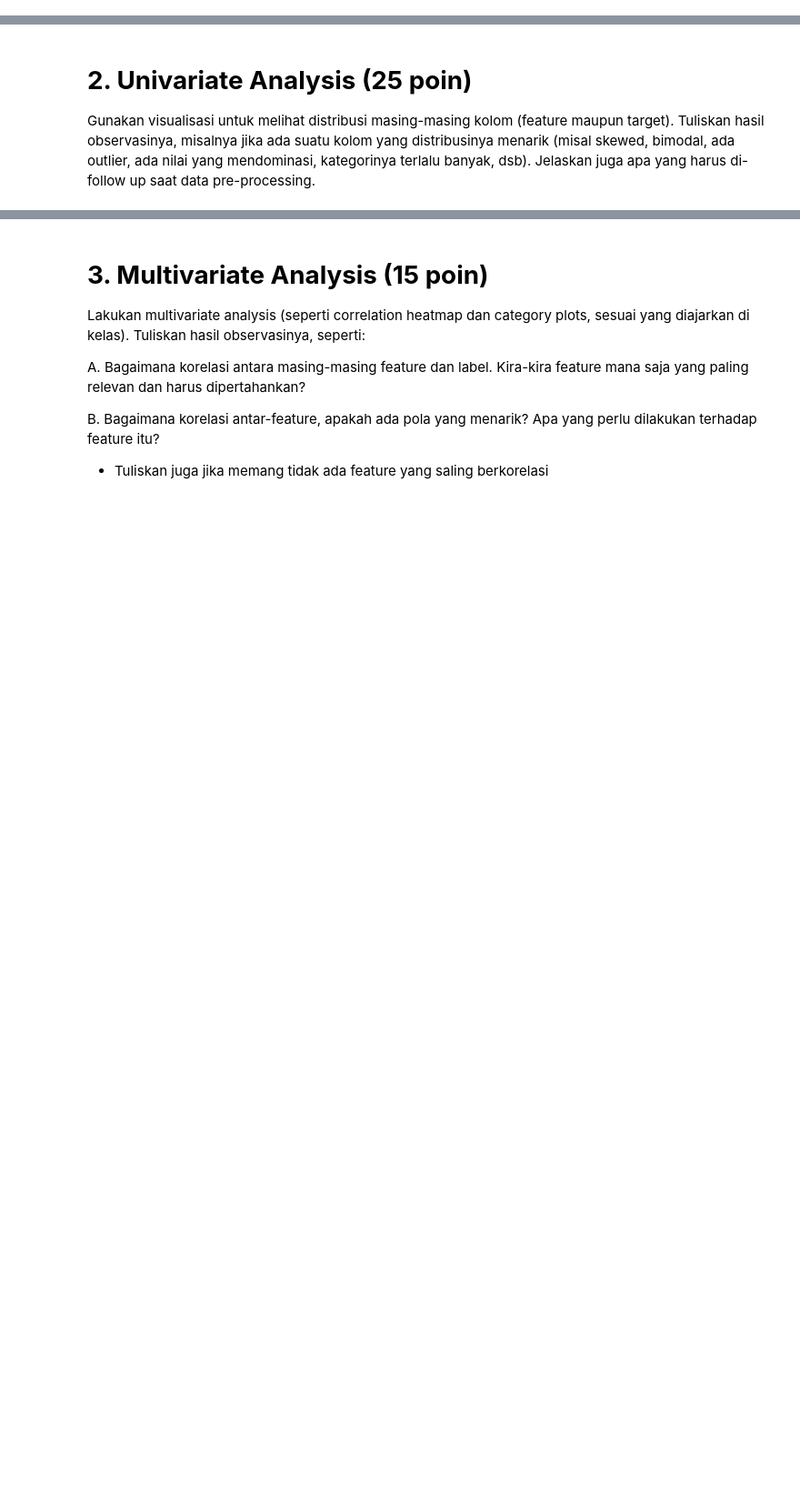
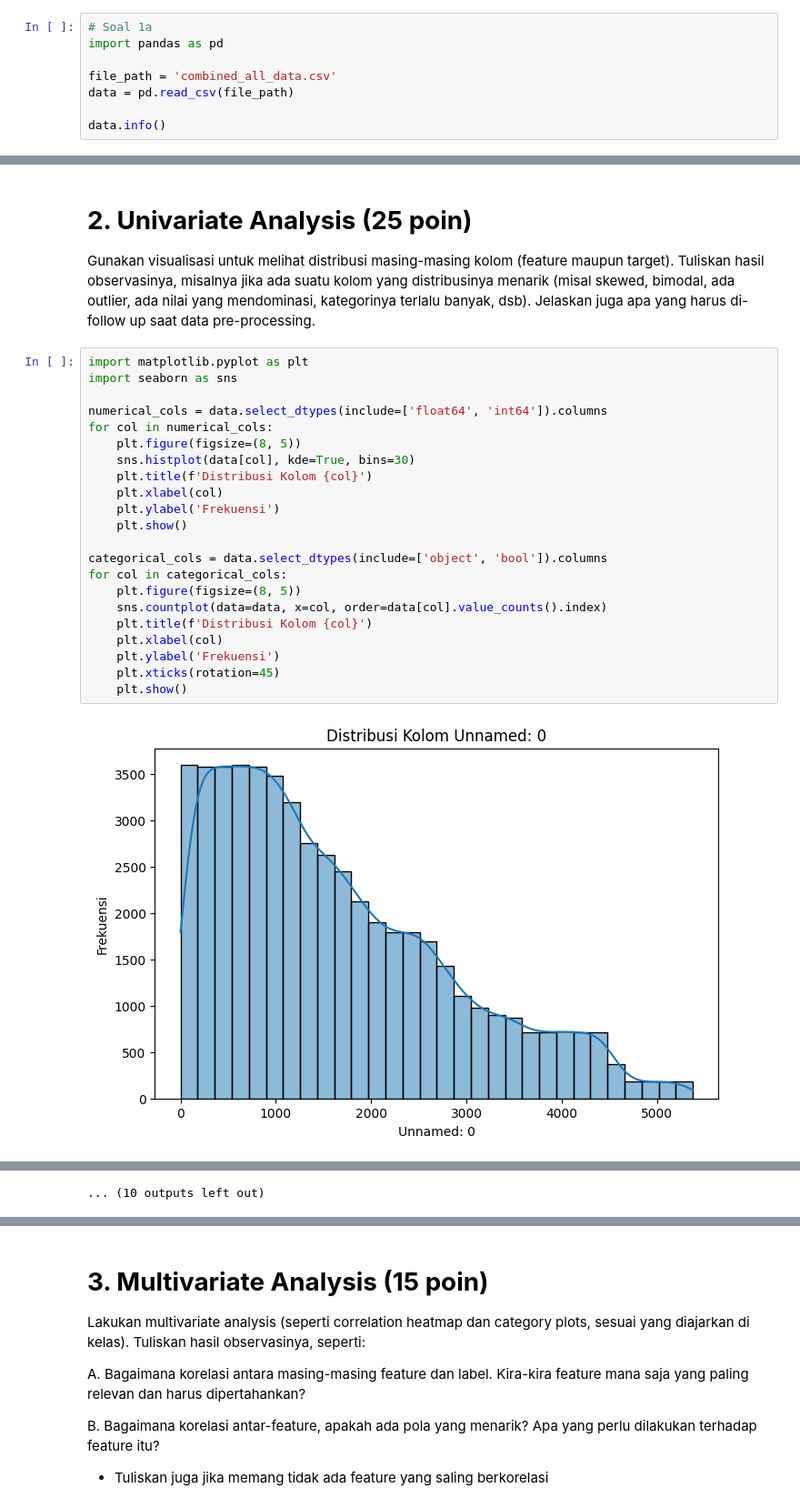
Before and after one commit to studentalpbean/EDA, a Jupyter notebook: EDA_Kanva.ipynb, the cells around one changed output, grey strips where cells are left out. Shown at 91% size. Cells and saved outputs as stored; diff of their text form; blank space fills up the shorter version.

```diff
--- a/EDA_Kanva.ipynb
+++ b/EDA_Kanva.ipynb
@@ -144,0 +23,8 @@ C. Apakah ada kolom yang memiliki nilai summary agak aneh? (min/mean/median/max/
+# %%
+# Soal 1a
+import pandas as pd
+
+file_path = 'combined_all_data.csv'
+data = pd.read_csv(file_path)
+
+data.info()
@@ -147,3 +193,27 @@ C. Apakah ada kolom yang memiliki nilai summary agak aneh? (min/mean/median/max/
 
 Gunakan visualisasi untuk melihat distribusi masing-masing kolom (feature maupun
 target). Tuliskan hasil observasinya, misalnya jika ada suatu kolom yang distribusinya menarik (misal skewed, bimodal, ada outlier, ada nilai yang mendominasi, kategorinya terlalu banyak, dsb). Jelaskan juga apa yang harus di-follow up saat data pre-processing.
+# %%
+import matplotlib.pyplot as plt
+import seaborn as sns
+
+numerical_cols = data.select_dtypes(include=['float64', 'int64']).columns
+for col in numerical_cols:
+    plt.figure(figsize=(8, 5))
+    sns.histplot(data[col], kde=True, bins=30)
+    plt.title(f'Distribusi Kolom {col}')
+    plt.xlabel(col)
+    plt.ylabel('Frekuensi')
+    plt.show()
+
+categorical_cols = data.select_dtypes(include=['object', 'bool']).columns
+for col in categorical_cols:
+    plt.figure(figsize=(8, 5))
+    sns.countplot(data=data, x=col, order=data[col].value_counts().index)
+    plt.title(f'Distribusi Kolom {col}')
+    plt.xlabel(col)
+    plt.ylabel('Frekuensi')
+    plt.xticks(rotation=45)
+    plt.show()
+# %% [output]
+[figure, added]
@@ -149,0 +231 @@ target). Tuliskan hasil observasinya, misalnya jika ada suatu kolom yang distrib
+... (10 outputs left out)
```
Also changed, not shown: parts of 24 cells of this notebook.
